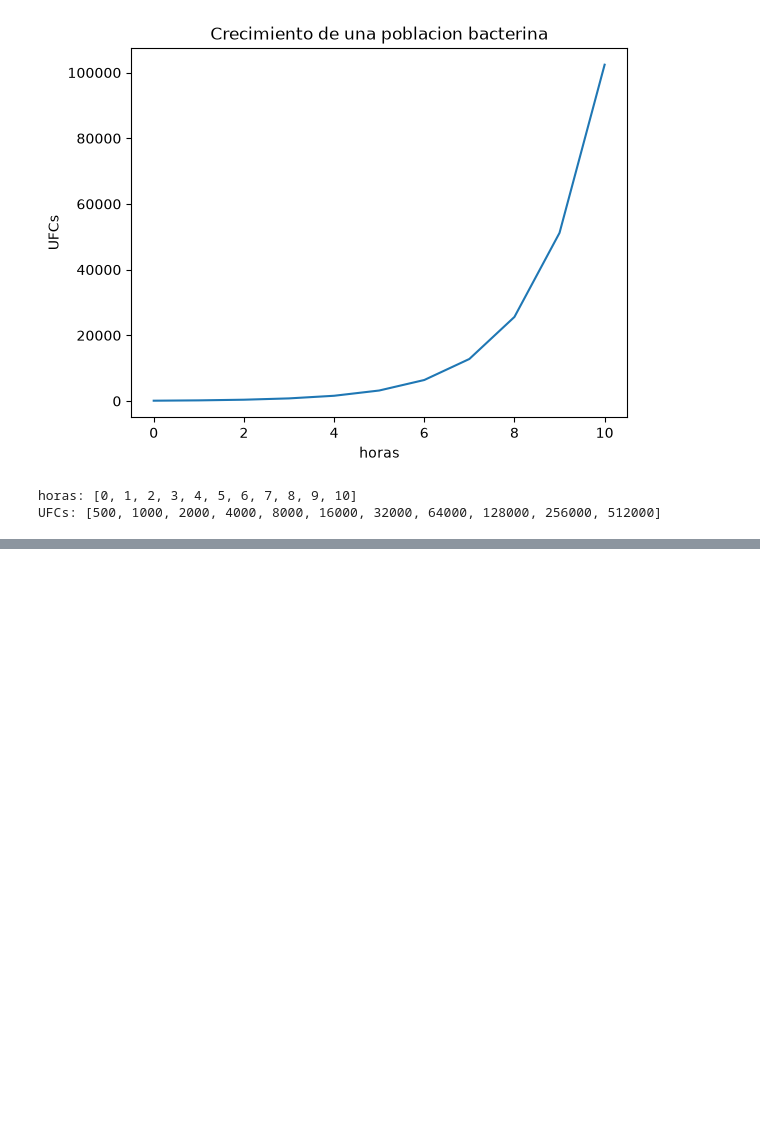
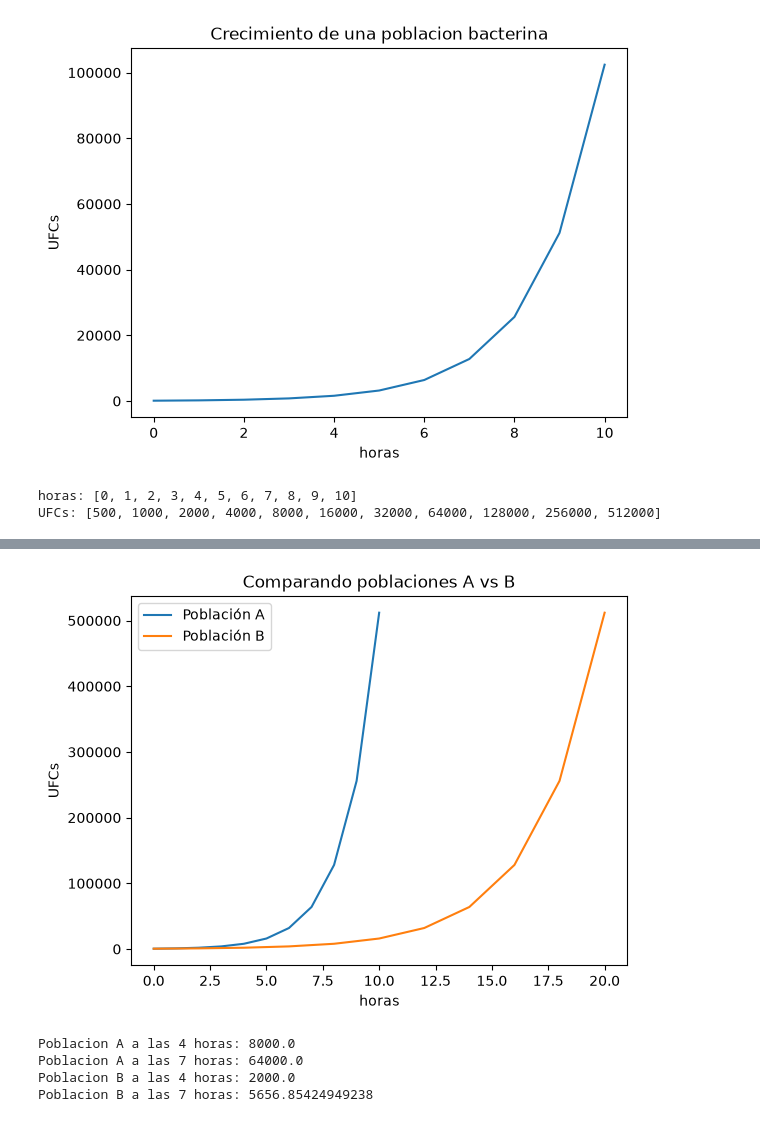
Before and after one commit to karendiaz16/MetodosBiologiaComputacional_2027-1_5457, a Jupyter notebook: clase140926.ipynb, the cells around one changed output, grey strips where cells are left out. Cells and saved outputs as stored; diff of their text form; code cells hidden in the pictures; blank space fills up the shorter version.

```diff
--- a/clase140926.ipynb
+++ b/clase140926.ipynb
@@ -45,0 +63,18 @@ tiempo2 = [
+# %%
+tiempo = [0, 1, 2, 3, 4, 5, 6, 7, 8, 9, 10]
+bacterias = [500, 1000, 2000, 4000, 8000, 16000, 32000, 64000, 128000, 256000, 512000]
+
+tiempo_2 = [0, 2, 4, 6, 8, 10, 12, 14, 16, 18, 20]
+bacterias_2 = [500, 1000, 2000, 4000, 8000, 16000, 32000, 64000, 128000, 256000, 512000]
+# %%
+plt.plot(tiempo, bacterias, label="Población A")
+plt.plot(tiempo_2, bacterias_2, label="Población B")
+
+plt.xlabel("horas")
+plt.ylabel("UFCs")
+plt.title("Comparando poblaciones A vs B")
+
+plt.legend()
+plt.show()
+# %% [output]
+[figure, added]
@@ -45,0 +90,10 @@ tiempo2 = [
+# %%
+print ("Poblacion A a las 4 horas:", pob_A_4h)
+print ("Poblacion A a las 7 horas:", pob_A_7h)
+print ("Poblacion B a las 4 horas:", pob_B_4h)
+print ("Poblacion B a las 7 horas:", pob_B_7h)
+# %% [output]
+Poblacion A a las 4 horas: 8000.0
+Poblacion A a las 7 horas: 64000.0
+Poblacion B a las 4 horas: 2000.0
+Poblacion B a las 7 horas: 5656.85424949238
```
Also changed, not shown: parts of 21 cells of this notebook.
